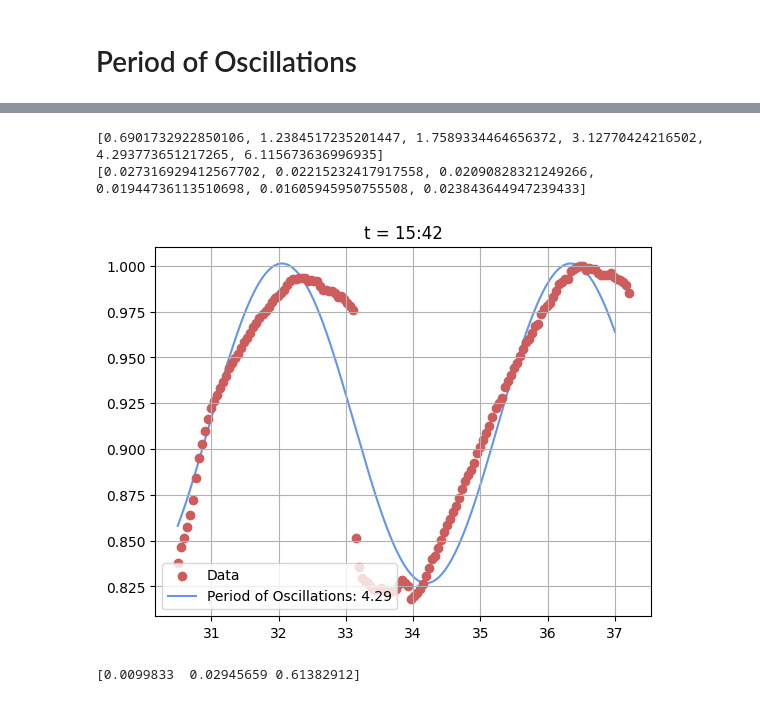
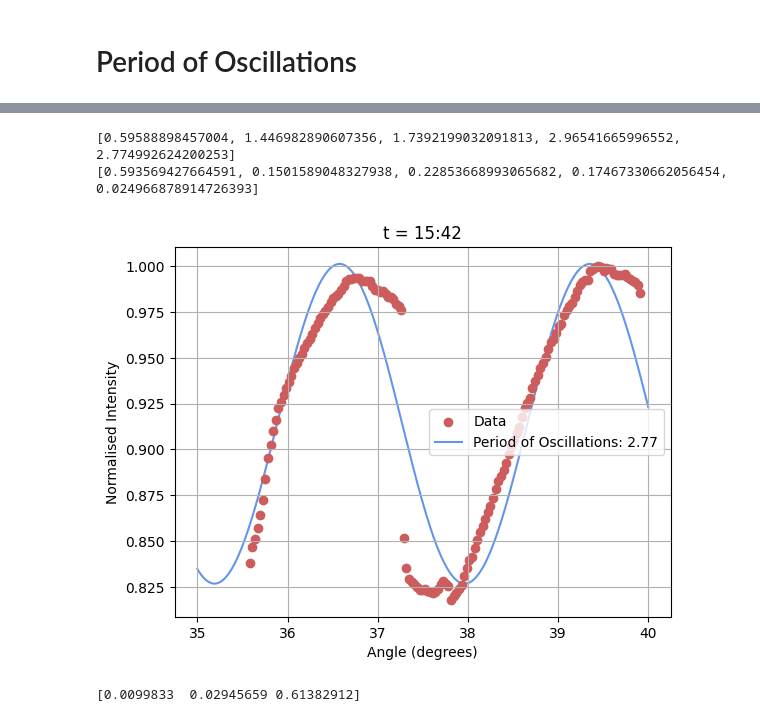
Before and after one commit to daraghhollman/UCD_PASS_Labs, a Jupyter notebook: Surface_Plasmons/Python/surfacePlasmonsAnalysis.ipynb, the cells around one changed output, grey strips where cells are left out. Saved outputs shown, nothing was run; the diff lists cells and outputs as text; code cells hidden in the pictures.

```diff
--- a/Surface_Plasmons/Python/surfacePlasmonsAnalysis.ipynb
+++ b/Surface_Plasmons/Python/surfacePlasmonsAnalysis.ipynb
@@ -232,6 +249,8 @@ def FindPeriod(filePath, fitFunction, guessPars, showPlot=False, plotRange=[30.5
         plt.plot(t, Sin(t, pars[0], pars[1], pars[2], pars[3]), label=f"Period of Oscillations: {period:0.2f}", color="cornflowerblue", zorder=0)
         plt.title(title)
         #plt.hlines(pars[3], plotRange[0], plotRange[0]+period, color = "orange", label=f"Period {period:0.2f}$^\circ$")
+        plt.xlabel("Angle (degrees)")
+        plt.ylabel("Normalised Intensity")
         plt.legend()
         plt.grid()
 
@@ -241,23 +260,23 @@ def FindPeriod(filePath, fitFunction, guessPars, showPlot=False, plotRange=[30.5
 # %%
 periods = list()
 
 timeFiles = glob("Time/dep*.txt")
 timeFiles = [str(el) for el in np.sort(timeFiles)]
 
 p0 = FindPeriod(timeFiles[0], Sin, [0.1, 10, 0, 0.9], showPlot=False, title="t = 15:26")
 p1 = FindPeriod(timeFiles[1], Sin, [0.1, 5, -1, 0.9], showPlot=False, title="t = 15:30")
 p2 = FindPeriod(timeFiles[2], Sin, [0.1, 4, -1, 0.9], showPlot=False, title="t = 15:34")
 p3 = FindPeriod(timeFiles[3], Sin, [0.1, 3, -1, 0.9], showPlot=False, title="t = 15:38")
-p4 = FindPeriod(timeFiles[4], Sin, [0.1, 2, -1, 0.9], showPlot=True, title="t = 15:42")
-p5 = FindPeriod(timeFiles[5], Sin, [0.1, 1/8, -1, 0.9], showPlot=False, title="t = 15:46")
+p4 = FindPeriod(timeFiles[4], Sin, [0.1, 3, -1, 0.9], showPlot=True, title="t = 15:42", plotRange=[35,40])
+p5 = FindPeriod(timeFiles[5], Sin, [0.1, 1/8, -1, 0.9], showPlot=True, title="t = 15:46")
 periods = [p0[0], p1[0], p2[0], p3[0], p4[0], p5[0]]
 uncertainties = [p0[1], p1[1], p2[1], p3[1], p4[1], p5[1]]
 print(periods)
 print(uncertainties)
 # %% [output]
-[0.6901732922850106, 1.2384517235201447, 1.7589334464656372, 3.12770424216502, 4.293773651217265, 6.115673636996935]
-[0.027316929412567702, 0.02215232417917558, 0.02090828321249266, 0.01944736113510698, 0.01605945950755508, 0.023843644947239433]
+[0.59588898457004, 1.446982890607356, 1.7392199032091813, 2.96541665996552, 2.774992624200253]
+[0.593569427664591, 0.1501589048327938, 0.22853668993065682, 0.17467330662056454, 0.024966878914726393]
-[figure, old version]
+[figure, new version]
 # %%
 times = [2, 6, 10, 14, 18, 22]
 uTime = 0.5 # minutes
```
Also changed, not shown: parts of 10 cells of this notebook, 16 other files.
